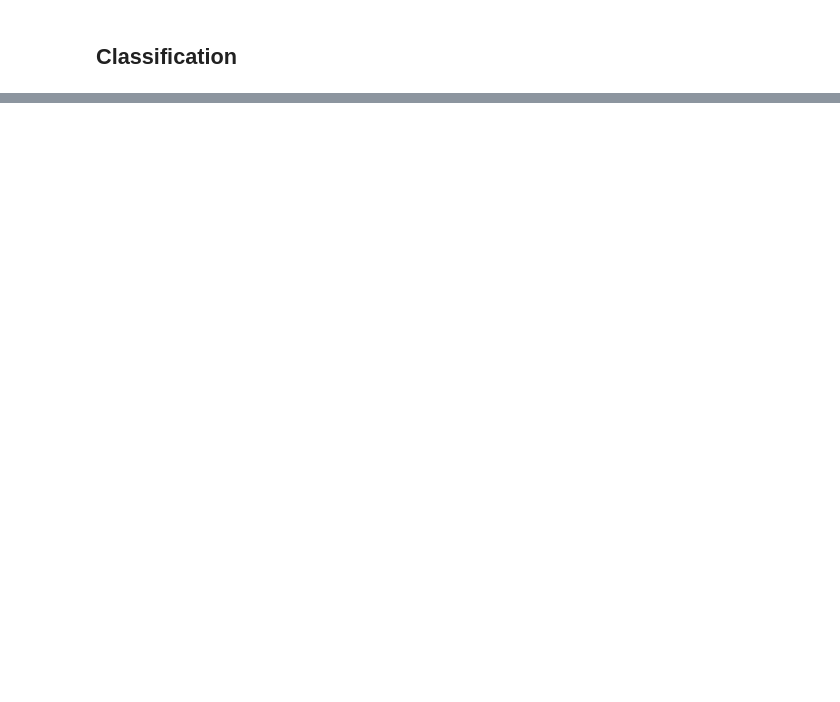
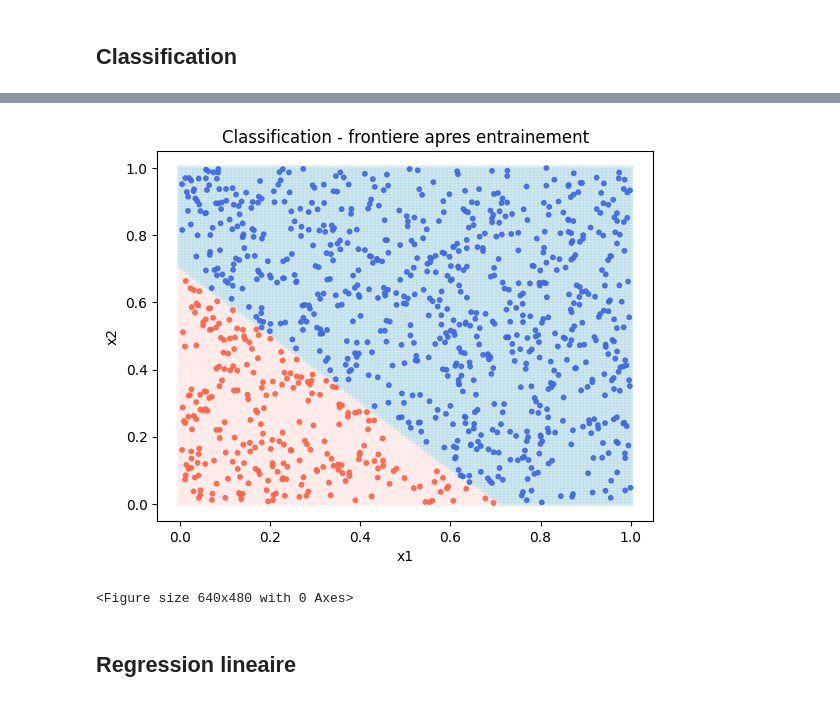
Before and after one commit to ptitmorceaux/ArtGenre-Classifier, a Jupyter notebook: notebooks/test_cases.ipynb, the cells around one changed output, grey strips where cells are left out. Saved outputs shown, nothing was run; the diff lists cells and outputs as text; code cells hidden in the pictures; blank space fills up the shorter version.

```diff
--- a/notebooks/test_cases.ipynb
+++ b/notebooks/test_cases.ipynb
@@ -324,0 +101,16 @@ plt.clf()
+# %%
+grid_after, pred_after = classification_map(model_clf, resolution=120)
+grid_colors_after = np.where(pred_after == 1, 'lightblue', 'mistyrose')
+
+plt.scatter(grid_after[:, 0], grid_after[:, 1], c=grid_colors_after, s=8, alpha=0.35)
+plt.scatter(X_clf[:, 0], X_clf[:, 1], c=colors, s=10, alpha=0.9)
+plt.title('Classification - frontiere apres entrainement')
+plt.xlabel('x1')
+plt.ylabel('x2')
+plt.show()
+plt.clf()
+# %% [output]
+[figure, added]
+<Figure size 640x480 with 0 Axes>
+# %% [markdown]
+## Regression lineaire
```
Also changed, not shown: parts of 54 cells of this notebook.
